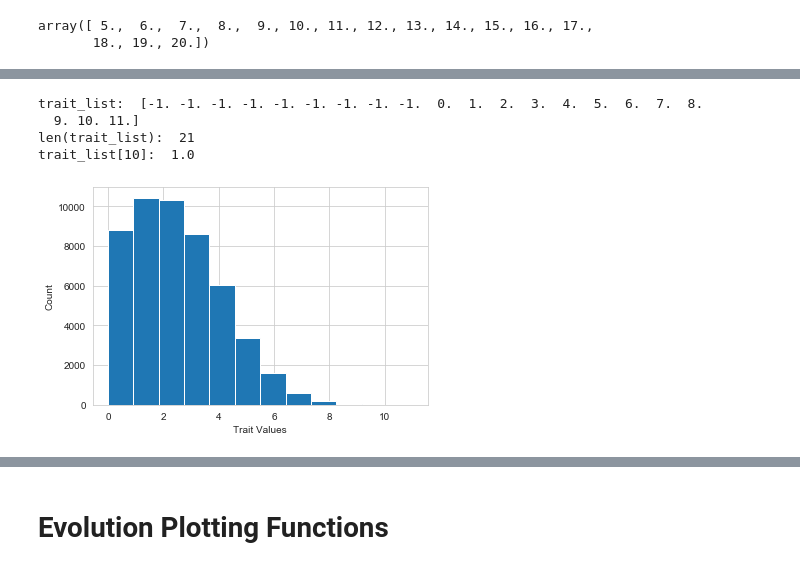
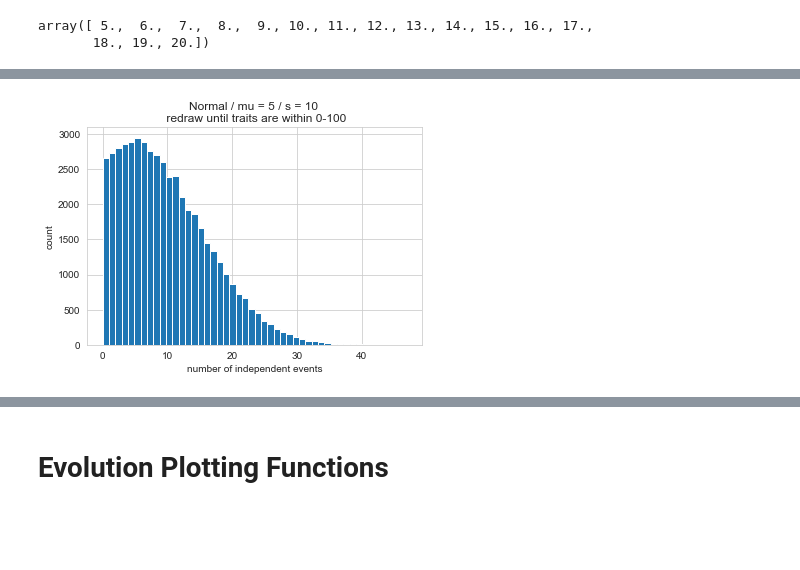
Before and after one commit to pgovoni21/ants-task-partitioning-ABM, a Jupyter notebook: evolution.ipynb, the cells around one changed output, grey strips where cells are left out. Cells and saved outputs as stored; diff of their text form; code cells hidden in the pictures; blank space fills up the shorter version.

```diff
--- a/evolution.ipynb
+++ b/evolution.ipynb
@@ -465,0 +485,17 @@ plt.ylabel('Count');
+# %%
+# mutation_range parameter used in evolutionary simulations
+# standard deviation calculation
+trait_value = 50
+std_dev = 10
+
+mutated_traits = []
+for i in range(50000):
+    trait = choose_trait_normal(trait_value,std_dev)
+    mutated_traits.append(int(trait))
+
+print('1 x standard deviation: ', round(np.std(mutated_traits),2))
+print('0.1% chance for trait to shift +/-', round(np.std(mutated_traits)*3,2))
+plt.hist(mutated_traits,bins=int(max(mutated_traits)-min(mutated_traits))+1)
+plt.xlabel('number of independent events')
+plt.ylabel('count')
+plt.title(f'Normal / mu = {trait_value} / s = {std_dev} \n redraw until traits are within 0-100');
@@ -466,22 +506,17 @@ plt.ylabel('Count');
 # %%
-# demonstration showing absorbing boundary on the left
-trait_value = 1
-mutation_range = 20
+# mutation_range parameter used in evolutionary simulations
+# standard deviation calculation
+trait_value = 5
+std_dev = 10
 
 mutated_traits = []
 for i in range(50000):
-    trait,trait_list = choose_trait_binomial(trait_value,mutation_range,interp_range)
-    mutated_traits.append(trait)
+    trait = choose_trait_normal(trait_value,std_dev)
+    mutated_traits.append(int(trait))
 
-print('trait_list: ',trait_list)
-print('len(trait_list): ', len(trait_list))
-print('trait_list[10]: ',trait_list[10])
 plt.hist(mutated_traits,bins=int(max(mutated_traits)-min(mutated_traits))+1)
-plt.xlabel('Trait Values')
-plt.ylabel('Count');
+plt.xlabel('number of independent events')
+plt.ylabel('count')
+plt.title(f'Normal / mu = {trait_value} / s = {std_dev} \n redraw until traits are within 0-100');
 # %% [output]
-trait_list:  [-1. -1. -1. -1. -1. -1. -1. -1. -1.  0.  1.  2.  3.  4.  5.  6.  7.  8.
-  9. 10. 11.]
-len(trait_list):  21
-trait_list[10]:  1.0
-[figure, old version]
+[figure, new version]
```
Also changed, not shown: parts of 18 cells of this notebook, 1 other file.
